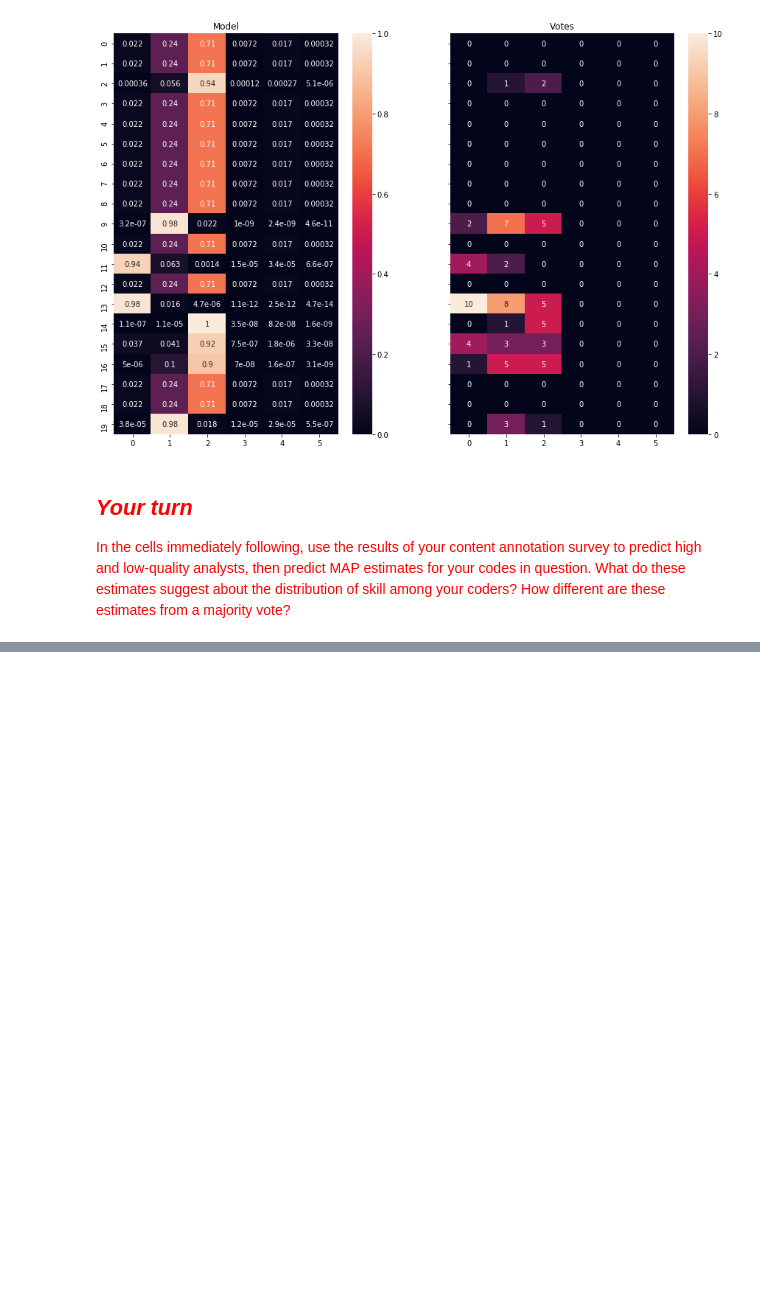
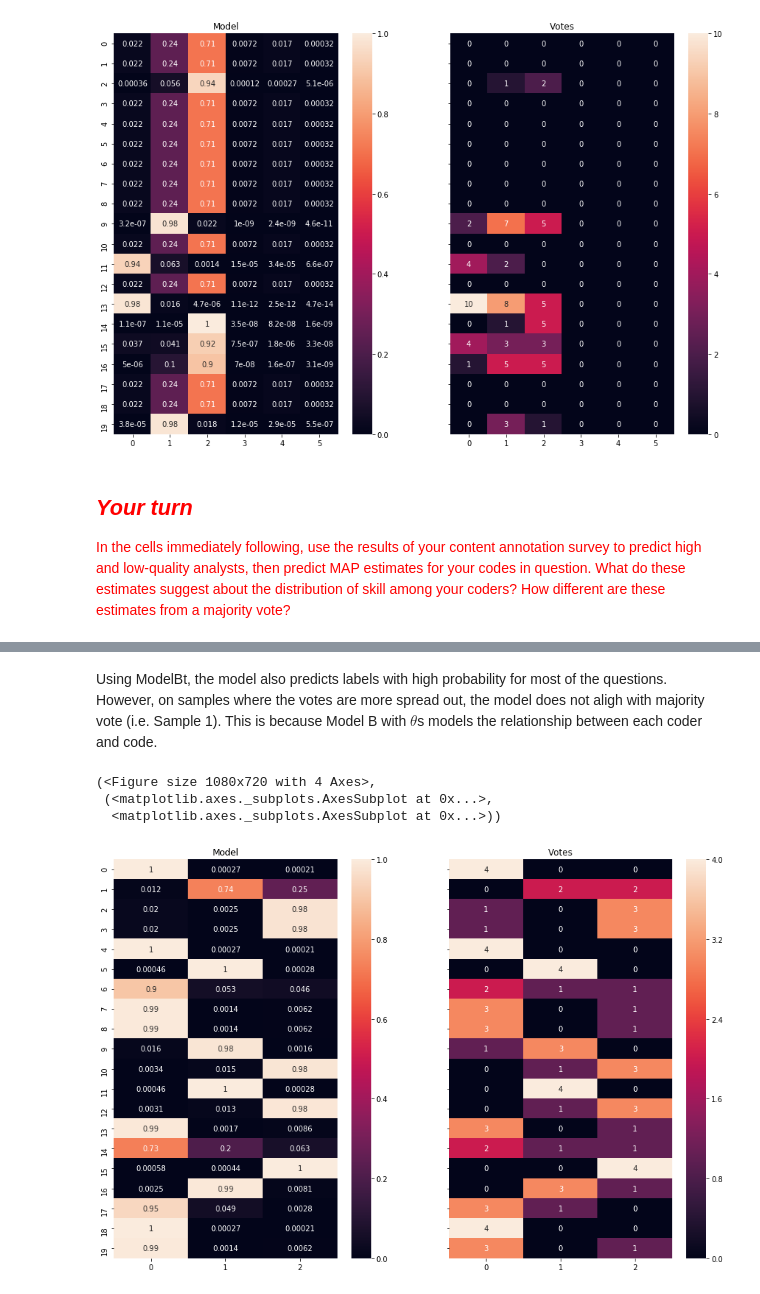
Before and after one commit to laurenjli/Content-Analysis-2020, a Jupyter notebook: week-2/2-Reliability.ipynb, the cells around one changed output, grey strips where cells are left out. Drawn from its saved outputs; the diff is of its cells as text; code cells hidden in the pictures; blank space fills up the shorter version.

```diff
--- a/week-2/2-Reliability.ipynb
+++ b/week-2/2-Reliability.ipynb
@@ -1110,0 +1106,21 @@ plt.show()
+# %% [markdown]
+Using ModelBt, the model also predicts labels with high probability for most of the questions. However, on samples where the votes are more spread out, the model does not aligh with majority vote (i.e. Sample 1). This is because Model B with $\theta$s models the relationship between each coder and code.
+# %%
+# create a new instance of model Bt, with 4 label classes and 8 annotators.
+model = ModelBt.create_initial_state(3,4)
+#print(model.theta)
+#print(model.log_likelihood(anno.annotations))
+
+model.map(anno.annotations)
+#print(model.theta)
+#print(model.log_likelihood(anno.annotations))
+
+posterior = model.infer_labels(anno.annotations)
+#print(posterior)
+
+makeQuestionComparison(model, anno)
+# %% [output]
+(<Figure size 1080x720 with 4 Axes>,
+ (<matplotlib.axes._subplots.AxesSubplot at 0x...>,
+  <matplotlib.axes._subplots.AxesSubplot at 0x...>))
+[figure, added]
```
Also changed, not shown: parts of 28 cells of this notebook.
